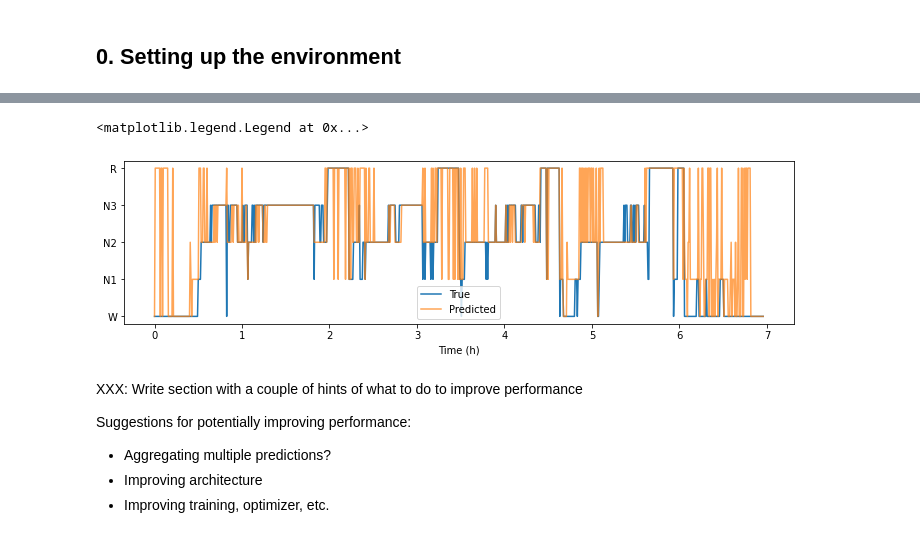
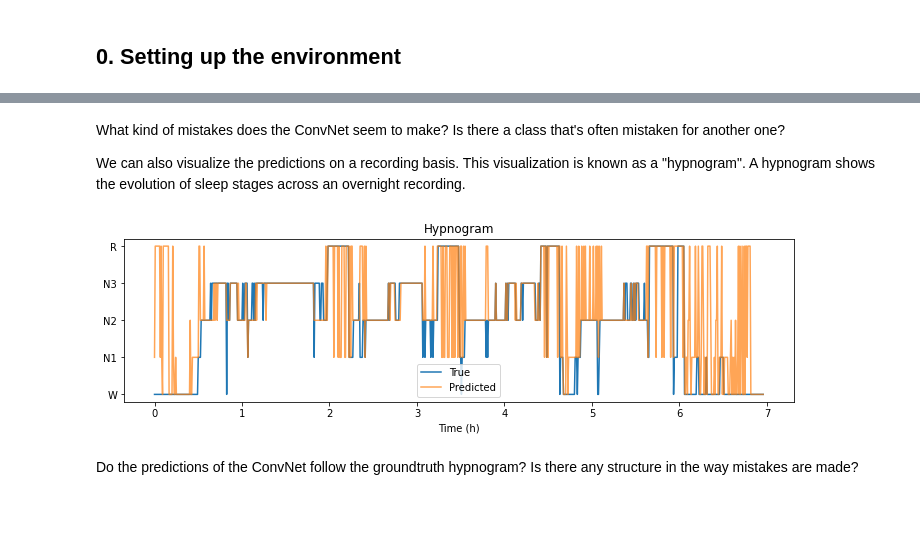
Before and after one commit to hubertjb/dl-eeg-tutorial, a Jupyter notebook: sleep_staging_physionet.ipynb, the cells around one changed output, grey strips where cells are left out. Cells and saved outputs as stored; diff of their text form; code cells hidden in the pictures; blank space fills up the shorter version.

```diff
--- a/sleep_staging_physionet.ipynb
+++ b/sleep_staging_physionet.ipynb
@@ -281,0 +339,9 @@ len(train_ds), len(valid_ds), len(test_ds)
+# %%
+n_subjects_valid = max(1, int(len(dataset.datasets) * 0.1))
+train_ds, test_ds = train_test_split(dataset, n_subjects_valid, split_by='subj_nb')
+train_ds, valid_ds = train_test_split(train_ds, n_subjects_valid, split_by='subj_nb')
+
+print('Number of examples in each set')
+print(f'Training: {len(train_ds)}')
+print(f'Validation: {len(valid_ds)}')
+print(f'Test: {len(test_ds)}')
@@ -377,8 +468,7 @@ class SleepStagerChambon2018(nn.Module):
         x = self.feature_extractor(x)
         return self.fc(x.flatten(start_dim=1))
 # %%
-sfreq = raws[0].info['sfreq']
-n_channels = raws[0].info['nchan']
+sfreq = raws[0].info['sfreq']  # Sampling frequency
+n_channels = raws[0].info['nchan']  # Number of channels
+
+model = SleepStagerChambon2018(n_channels, sfreq, n_classes=5)
-# %%
-model = SleepStagerChambon2018(
-    n_channels, sfreq, n_conv_chs=8, n_classes=5)
@@ -589,7 +701,12 @@ for batch_x, batch_y in loader_test:
 
 y_pred = np.concatenate(y_pred_all)
 y_true = np.concatenate(y_true_all)
+rec_ids = np.concatenate(  # indicates which recording each example comes from
+    [[i] * len(ds) for i, ds in enumerate(test_ds.datasets)])
 
 test_bal_acc = balanced_accuracy_score(y_true, y_pred)
+test_kappa = cohen_kappa_score(y_true, y_pred)
+
 print(f'Test balanced accuracy: {test_bal_acc:0.3f}')
+print(f'Test Cohen\'s kappa: {test_kappa:0.3f}')
 # %% [output]
@@ -610,23 +759,23 @@ array([[ 80,  58,   9,   0,  36],
+# %% [markdown]
+What kind of mistakes does the ConvNet seem to make? Is there a class that's often mistaken for another one?
+
+We can also visualize the predictions on a recording basis. This visualization is known as a "hypnogram". A hypnogram shows the evolution of sleep stages across an overnight recording.
 # %%
 # Plot hypnogram for one recording
-# XXX: Obtain predictions for single recording
 
-t = np.arange(len(y_true)) * 30 / 3600
+mask = rec_ids == 0  # pick a recording number
+
+t = np.arange(len(y_true[mask])) * 30 / 3600
 
 fig, ax = plt.subplots(figsize=(12, 3))
-ax.plot(t, y_true, label='True')
-ax.plot(t, y_pred, alpha=0.7, label='Predicted')
+ax.plot(t, y_true[mask], label='True')
+ax.plot(t, y_pred[mask], alpha=0.7, label='Predicted')
 ax.set_yticks([0, 1, 2, 3, 4])
 ax.set_yticklabels(['W', 'N1', 'N2', 'N3', 'R'])
 ax.set_xlabel('Time (h)')
-ax.legend()
+ax.set_title('Hypnogram')
+ax.legend();
 # %% [output]
-<matplotlib.legend.Legend at 0x...>
-[figure, old version]
+[figure, new version]
-# %% [markdown]
-XXX: Write section with a couple of hints of what to do to improve performance
-
-Suggestions for potentially improving performance:
-- Aggregating multiple predictions?
-- Improving architecture
-- Improving training, optimizer, etc.
+# %% [markdown]
+Do the predictions of the ConvNet follow the groundtruth hypnogram? Is there any structure in the way mistakes are made?
```
Also changed, not shown: parts of 58 cells of this notebook, 3 other files.
